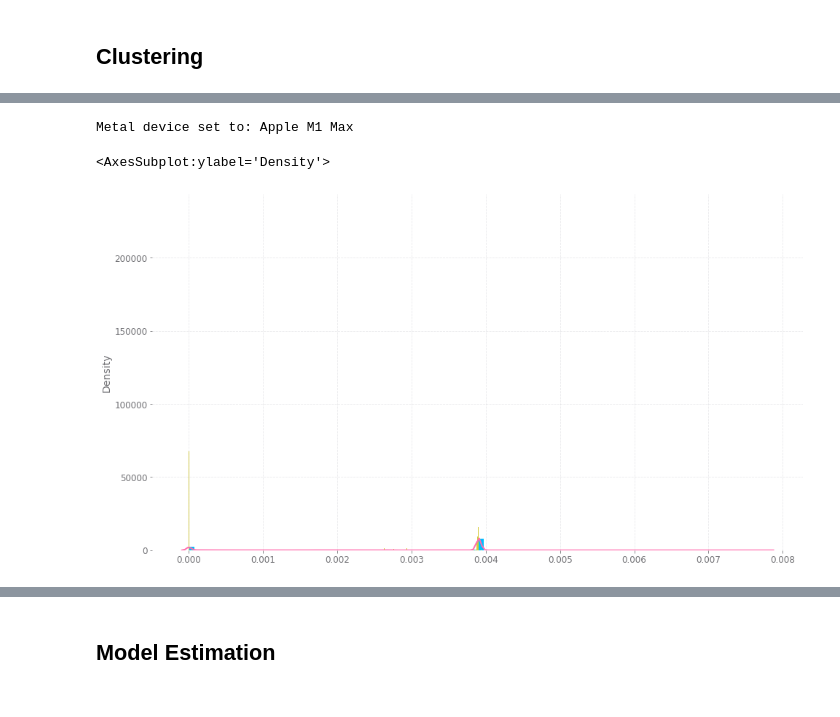
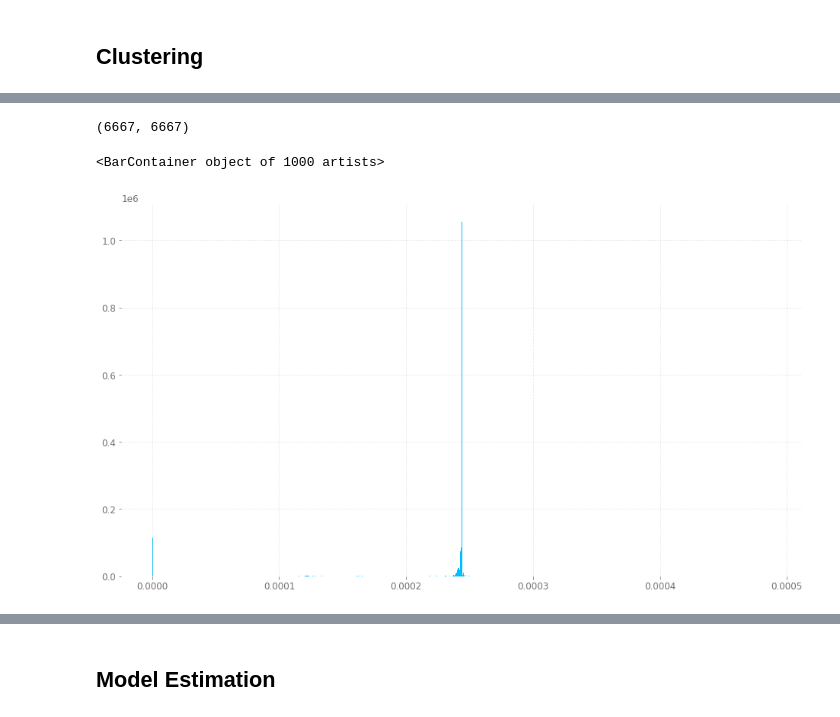
Before and after one commit to hetankevin/off-policy, a Jupyter notebook: mcmix/MixMDP.ipynb, the cells around one changed output, grey strips where cells are left out. Saved outputs shown, nothing was run; the diff lists cells and outputs as text; code cells hidden in the pictures.

```diff
--- a/mcmix/MixMDP.ipynb
+++ b/mcmix/MixMDP.ipynb
@@ -84,7 +84,7 @@ envs = []
 horizon = 100 #18
 #, slip = 0.04, confound_weight=0.6
 pi_b, P, R, x_dist, u_dist, gamma = confound_env.gridworld_opetools(horizon = horizon, slip = 0.04,
-                                                                    confound_weight=0.6, small=True, soft=True)
+                                                                    confound_weight=0.1, small=False, soft=True)
 #R = -1*R
 gridworld = confound_mdp.ConfoundMDP(P, R, x_dist, u_dist, gamma)
 
@@ -243,13 +247,9 @@ onehotsasub = onehotsa[:sz]
 onehotsaflatsub = onehotsaflat[:sz]
 onehotspsub = onehotsp[:sz]
 
-onehotsaclust = onehotsa[sz:2*sz]
-onehotsaflatclust = onehotsaflat[sz:2*sz]
-onehotspclust = onehotsp[sz:2*sz]
-
-onehotsaclass = onehotsa[2*sz:]
-onehotsaflatclass = onehotsaflat[2*sz:]
-onehotspclass = onehotsp[2*sz:]
+onehotsaclust = onehotsa[sz:]
+onehotsaflatclust = onehotsaflat[sz:]
+onehotspclust = onehotsp[sz:]
 # %%
 #np.array([i for i in range(64)]).reshape(nStates, nActions, order=memorder)
 #so it turns out the s + a|S| ordering corresponds to Fortran ordering
@@ -325,20 +307,22 @@ hs = hs[[g for g in range(G) if g % 2 == 0]].mean(0)
 # %%
 device = "/GPU:0"
 
-#statmns = computeStat(geth(onehotsaclust[:,omegaone,:,:], onehotspclust[:,omegaone,:]),
-#                      geth(onehotsaclust[:,omegatwo,:,:], onehotspclust[:,omegatwo,:]),
-#                      eigvecsa, device=device)
-statmns = computeStat(np.array([geth(onehotsaclust[:,omegaone,:,:], onehotspclust[:,omegaone,:]),
-                      geth(onehotsaclust[:,omegatwo,:,:], onehotspclust[:,omegatwo,:])]), eigvecsa, device=device, proj=True)
-statmns2 = computeStat(hs, eigvecsa, device=device, proj=True)
+hs = np.array([geth(onehotsaclust[:,omegaone,:,:],
+                                     onehotspclust[:,omegaone,:]),
+                              geth(onehotsaclust[:,omegatwo,:,:],
+                                   onehotspclust[:,omegatwo,:])])
+
+statmns = computeStat(hs,
+                      eigvecsa, numpy=False, smalldata=False, device=device, proj=True)
+statmns.shape
 # %% [output]
-Metal device set to: Apple M1 Max
+(6667, 6667)
 # %%
 import seaborn as sns
 plt.figure(figsize=(16,9))
-plt.hist(statmns.flatten(), bins=100, density=True)[2]
-plt.hist(statmns.flatten(), bins=onehotsaclust.shape[0], density=True)[2]
-sns.kdeplot(statmns.flatten(), bw_adjust=0.5)
+plt.hist(statmns.flatten(), bins=1000, density=True)[2]
+#plt.hist(statmns.flatten(), bins=onehotsaclust.shape[0], density=True)[2]
+#sns.kdeplot(statmns.flatten(), bw_adjust=0.5)
 # %% [output]
-<AxesSubplot:ylabel='Density'>
+<BarContainer object of 1000 artists>
-[figure, old version]
+[figure, new version]
```
Also changed, not shown: parts of 47 cells of this notebook, 11 other files.
